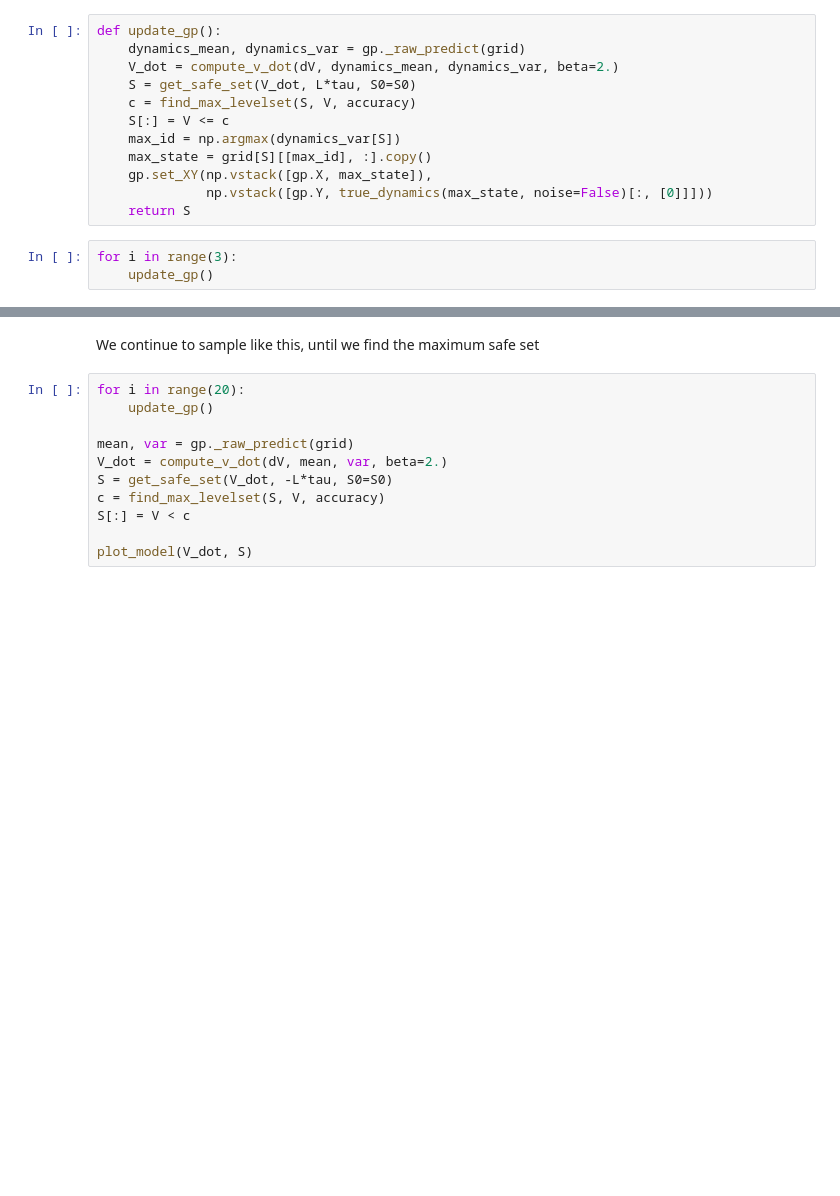
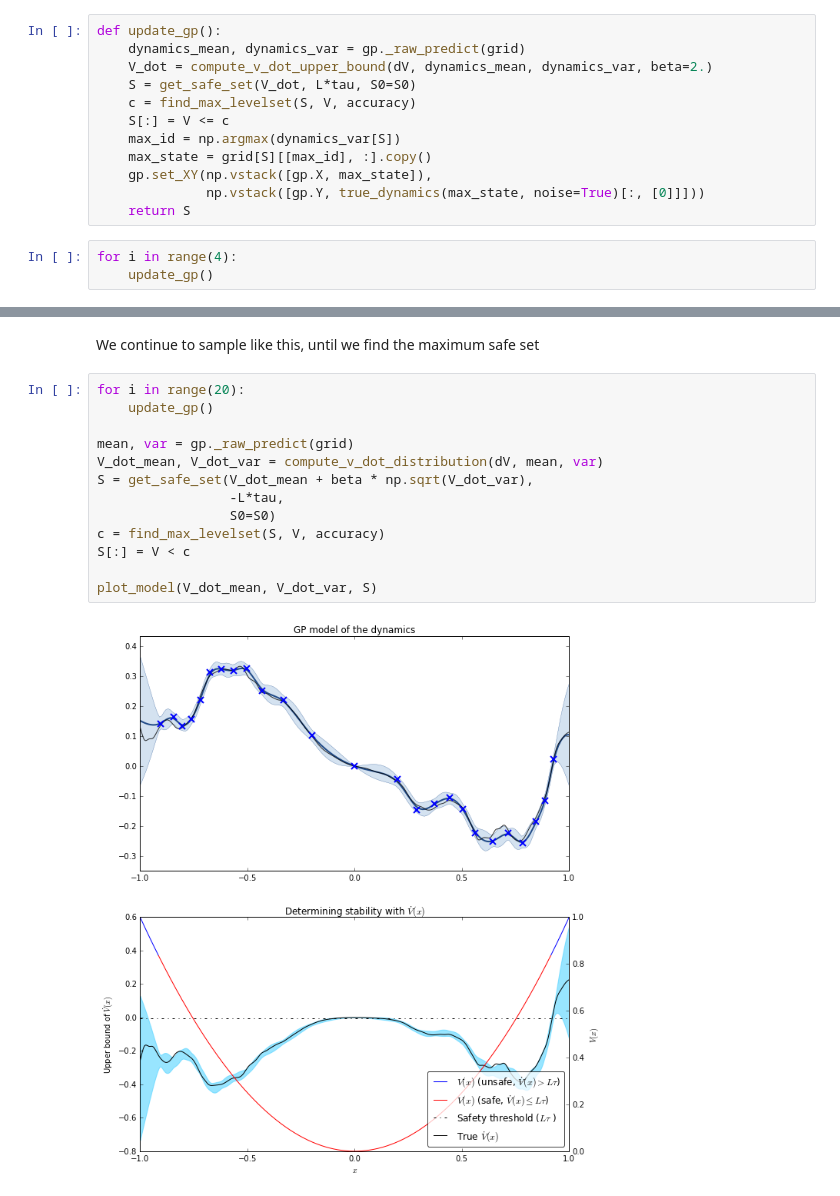
Before and after one commit to befelix/safe_learning, a Jupyter notebook: 1d_example.ipynb, the cells around one changed output, grey strips where cells are left out. Drawn from its saved outputs; the diff is of its cells as text; blank space fills up the shorter version.

```diff
--- a/1d_example.ipynb
+++ b/1d_example.ipynb
@@ -166,17 +183,17 @@ As we sample within this initial safe set, we gain more knowledge about the syst
 # %%
 def update_gp():
     dynamics_mean, dynamics_var = gp._raw_predict(grid)
-    V_dot = compute_v_dot(dV, dynamics_mean, dynamics_var, beta=2.)
+    V_dot = compute_v_dot_upper_bound(dV, dynamics_mean, dynamics_var, beta=2.)
     S = get_safe_set(V_dot, L*tau, S0=S0)
     c = find_max_levelset(S, V, accuracy)
     S[:] = V <= c
     max_id = np.argmax(dynamics_var[S])
     max_state = grid[S][[max_id], :].copy()
     gp.set_XY(np.vstack([gp.X, max_state]),
-              np.vstack([gp.Y, true_dynamics(max_state, noise=False)[:, [0]]]))
+              np.vstack([gp.Y, true_dynamics(max_state, noise=True)[:, [0]]]))
     return S
 # %%
-for i in range(3):
+for i in range(4):
     update_gp()
 # %%
 mean, var = gp._raw_predict(grid)
@@ -191,11 +212,15 @@ We continue to sample like this, until we find the maximum safe set
 # %%
 for i in range(20):
     update_gp()
 
 mean, var = gp._raw_predict(grid)
-V_dot = compute_v_dot(dV, mean, var, beta=2.)
-S = get_safe_set(V_dot, -L*tau, S0=S0)
+V_dot_mean, V_dot_var = compute_v_dot_distribution(dV, mean, var)
+S = get_safe_set(V_dot_mean + beta * np.sqrt(V_dot_var),
+                 -L*tau,
+                 S0=S0)
 c = find_max_levelset(S, V, accuracy)
 S[:] = V < c
 
-plot_model(V_dot, S)
+plot_model(V_dot_mean, V_dot_var, S)
+# %% [output]
+[figure, added]
```
Also changed, not shown: parts of 7 cells of this notebook.
